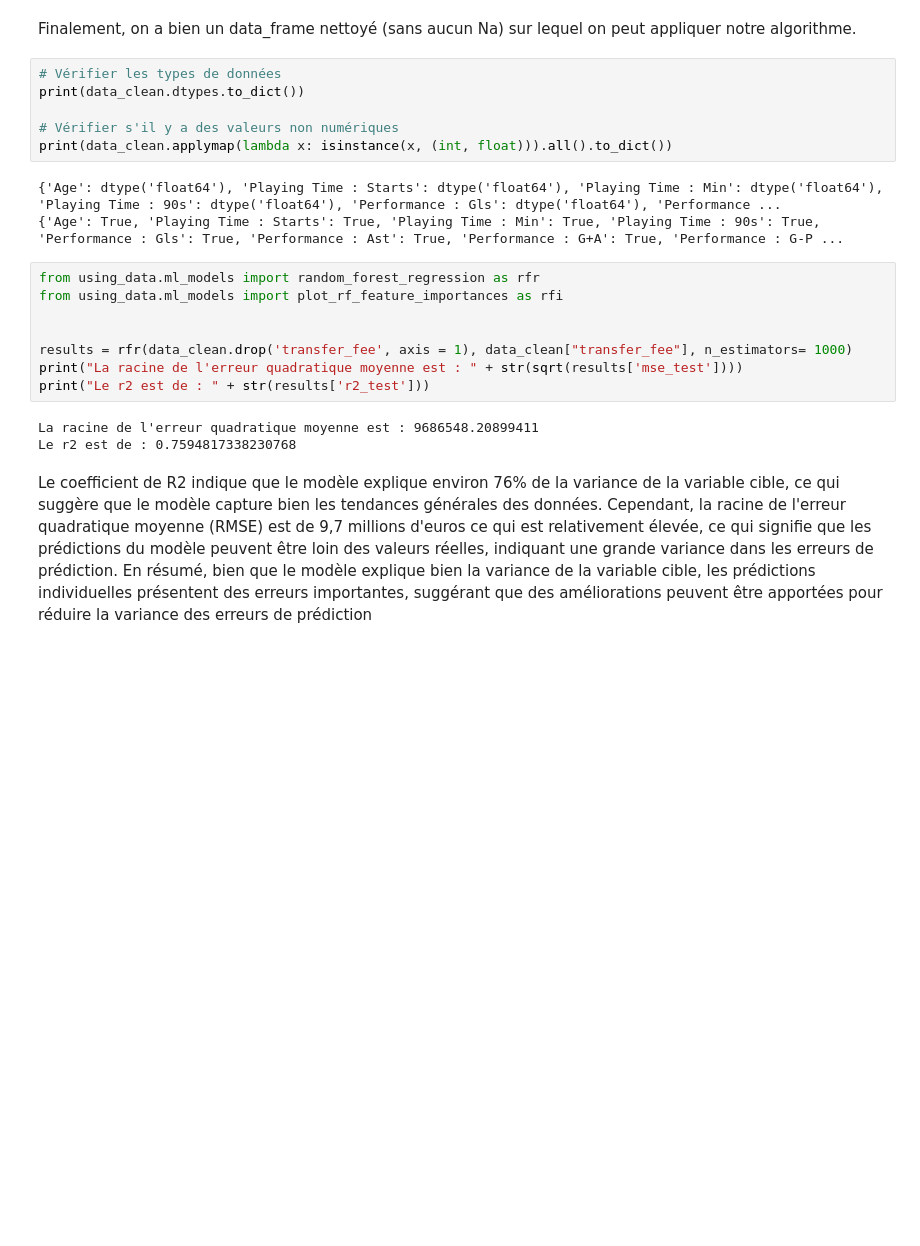
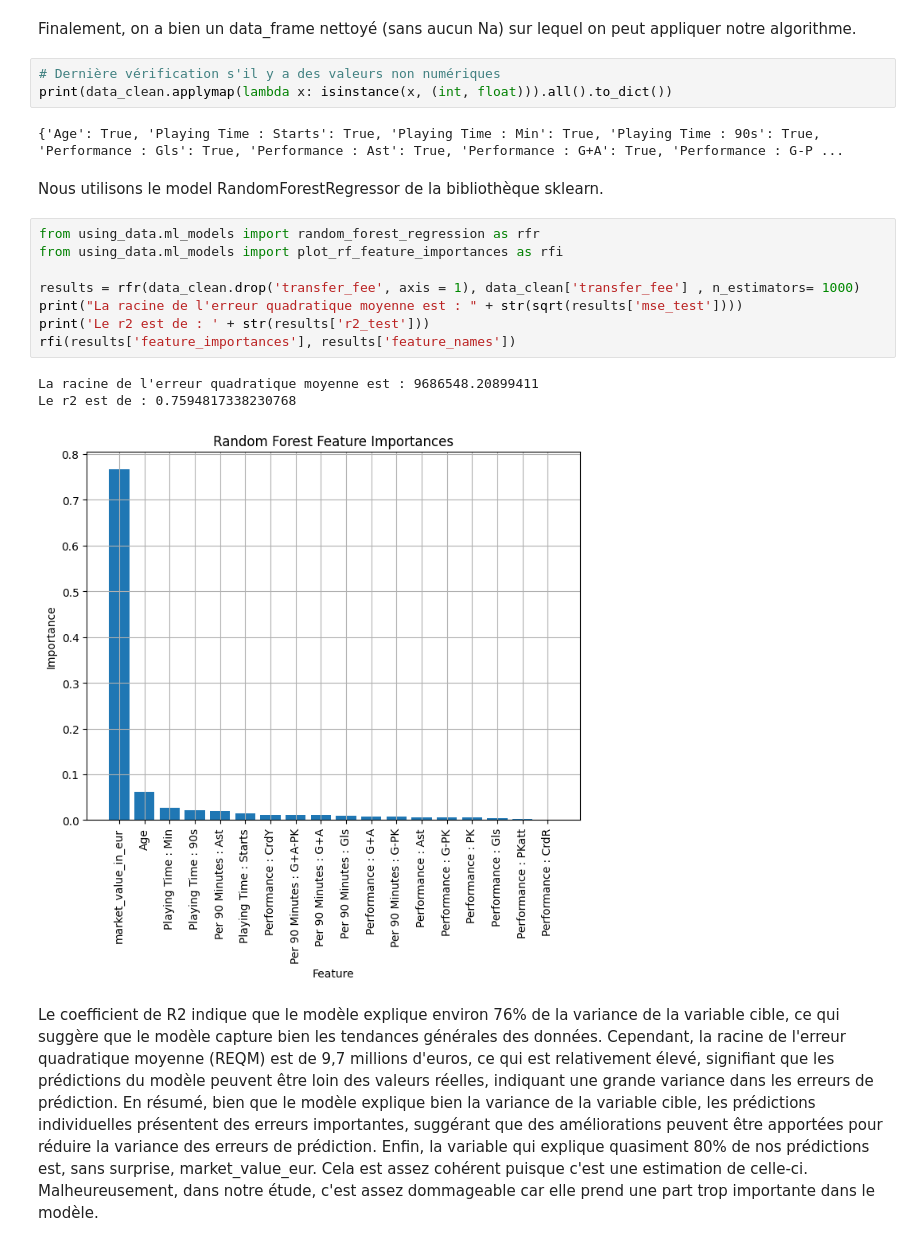
Before and after one commit to romandb21/ModelingFootballValue, a Jupyter notebook: rapport.ipynb, the cells around one changed output. Drawn from its saved outputs; the diff is of its cells as text; blank space fills up the shorter version.

```diff
--- a/rapport.ipynb
+++ b/rapport.ipynb
@@ -1051,24 +1069,23 @@ Index(['Age', 'Playing Time : Starts', 'Playing Time : Min',
 # %% [markdown]
 Finalement, on a bien un data_frame nettoyé (sans aucun Na) sur lequel on peut appliquer notre algorithme.
 # %%
-# Vérifier les types de données
-print(data_clean.dtypes.to_dict())
-
-# Vérifier s'il y a des valeurs non numériques
+# Dernière vérification s'il y a des valeurs non numériques
 print(data_clean.applymap(lambda x: isinstance(x, (int, float))).all().to_dict())
 # %% [output]
-{'Age': dtype('float64'), 'Playing Time : Starts': dtype('float64'), 'Playing Time : Min': dtype('float64'), 'Playing Time : 90s': dtype('float64'), 'Performance : Gls': dtype('float64'), 'Performance ...
 {'Age': True, 'Playing Time : Starts': True, 'Playing Time : Min': True, 'Playing Time : 90s': True, 'Performance : Gls': True, 'Performance : Ast': True, 'Performance : G+A': True, 'Performance : G-P ...
+# %% [markdown]
+Nous utilisons le model RandomForestRegressor de la bibliothèque sklearn.
 # %%
 from using_data.ml_models import random_forest_regression as rfr
 from using_data.ml_models import plot_rf_feature_importances as rfi
 
-
-results = rfr(data_clean.drop('transfer_fee', axis = 1), data_clean["transfer_fee"], n_estimators= 1000)
+results = rfr(data_clean.drop('transfer_fee', axis = 1), data_clean['transfer_fee'] , n_estimators= 1000)
 print("La racine de l'erreur quadratique moyenne est : " + str(sqrt(results['mse_test'])))
-print("Le r2 est de : " + str(results['r2_test']))
+print('Le r2 est de : ' + str(results['r2_test']))
+rfi(results['feature_importances'], results['feature_names'])
 # %% [output]
 La racine de l'erreur quadratique moyenne est : 9686548.20899411
 Le r2 est de : 0.7594817338230768
+[figure, added]
 # %% [markdown]
-Le coefficient de R2 indique que le modèle explique environ 76% de la variance de la variable cible, ce qui suggère que le modèle capture bien les tendances générales des données. Cependant, la racine de l'erreur quadratique moyenne (RMSE) est de 9,7 millions d'euros ce qui est relativement élevée, ce qui signifie que les prédictions du modèle peuvent être loin des valeurs réelles, indiquant une grande variance dans les erreurs de prédiction. En résumé, bien que le modèle explique bien la variance de la variable cible, les prédictions individuelles présentent des erreurs importantes, suggérant que des améliorations peuvent être apportées pour réduire la variance des erreurs de prédiction
+Le coefficient de R2 indique que le modèle explique environ 76% de la variance de la variable cible, ce qui suggère que le modèle capture bien les tendances générales des données. Cependant, la racine de l'erreur quadratique moyenne (REQM) est de 9,7 millions d'euros, ce qui est relativement élevé, signifiant que les prédictions du modèle peuvent être loin des valeurs réelles, indiquant une grande variance dans les erreurs de prédiction. En résumé, bien que le modèle explique bien la variance de la variable cible, les prédictions individuelles présentent des erreurs importantes, suggérant que des améliorations peuvent être apportées pour réduire la variance des erreurs de prédiction. Enfin, la variable qui explique quasiment 80% de nos prédictions est, sans surprise, market_value_eur. Cela est assez cohérent puisque c'est une estimation de celle-ci. Malheureusement, dans notre étude, c'est assez dommageable car elle prend une part trop importante dans le modèle.
```
Also changed, not shown: parts of 46 cells of this notebook.
